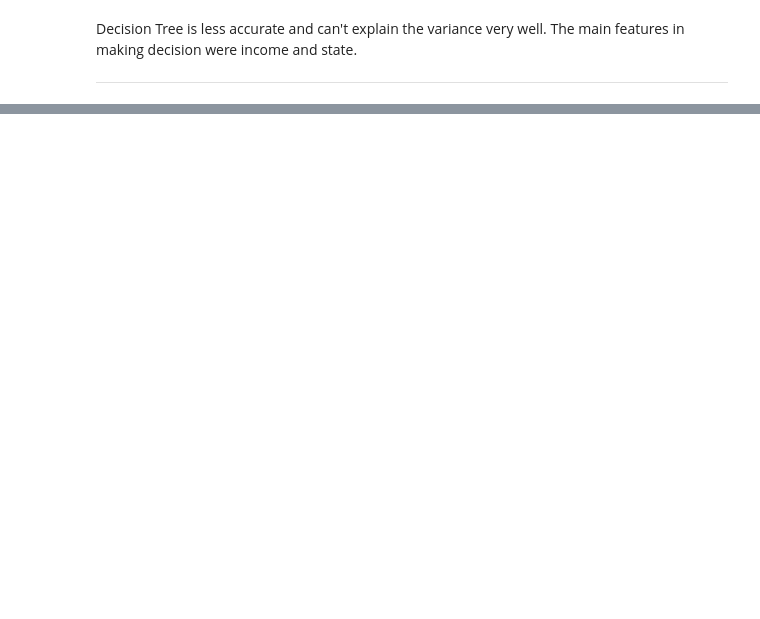
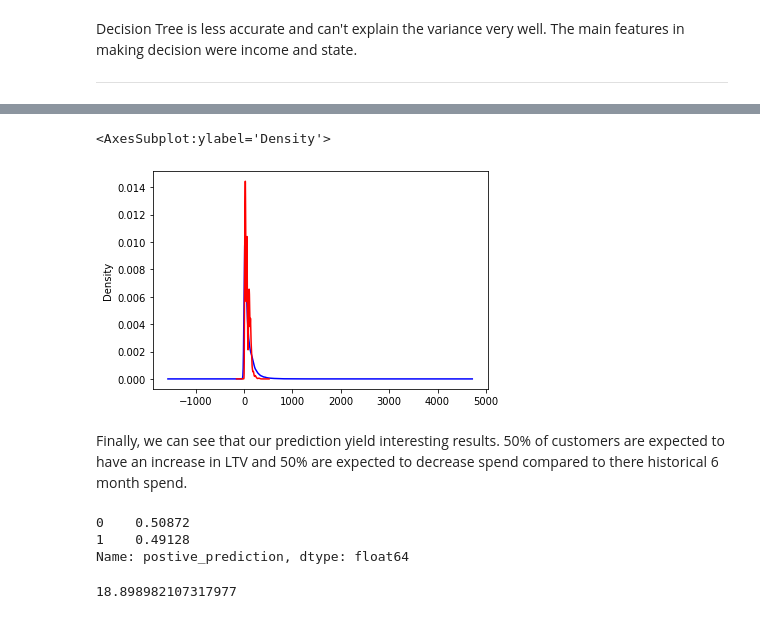
Before and after one commit to jacobweiss2305/ltv-model, a Jupyter notebook: model/notebooks/main.ipynb, the cells around one changed output, grey strips where cells are left out. Saved outputs shown, nothing was run; the diff lists cells and outputs as text; code cells hidden in the pictures; blank space fills up the shorter version.

```diff
--- a/model/notebooks/main.ipynb
+++ b/model/notebooks/main.ipynb
@@ -626,0 +807,22 @@ MemoryError: Unable to allocate 10.4 TiB for an array with shape (90, 1587570840
+# %%
+inference['Expected LTV (Next 6 Months)'] = (inference['gradBoostReg_pred'] * 0.4) + (inference['gradBoostRegPeaks_pred'] * 0.5) + (inference['bayes_ltv_prediction'] * 0.1)
+# %%
+inference['Historical Avg 6 Months LTV'] = aggregated_peaks['rolling_6_month_ltv']
+inference['Historical Avg 6 Months LTV'].plot.density(color='blue')
+inference['Expected LTV (Next 6 Months)'].plot.density(color='red')
+# %% [output]
+<AxesSubplot:ylabel='Density'>
+[figure, added]
+# %% [markdown]
+Finally, we can see that our prediction yield interesting results. 50% of customers are expected to have an increase in LTV and 50% are expected to decrease spend compared to there historical 6 month spend.
+# %%
+inference['postive_prediction'] = np.where(inference['Historical Avg 6 Months LTV'] - inference['Expected LTV (Next 6 Months)'] > 0, 1, 0)
+inference['postive_prediction'].value_counts(normalize = True)
+# %% [output]
+0    0.50872
+1    0.49128
+Name: postive_prediction, dtype: float64
+# %%
+inference['Historical Avg 6 Months LTV'].mean() - inference['Expected LTV (Next 6 Months)'].mean()
+# %% [output]
+18.898982107317977
```
Also changed, not shown: parts of 56 cells of this notebook, 1 other file.
